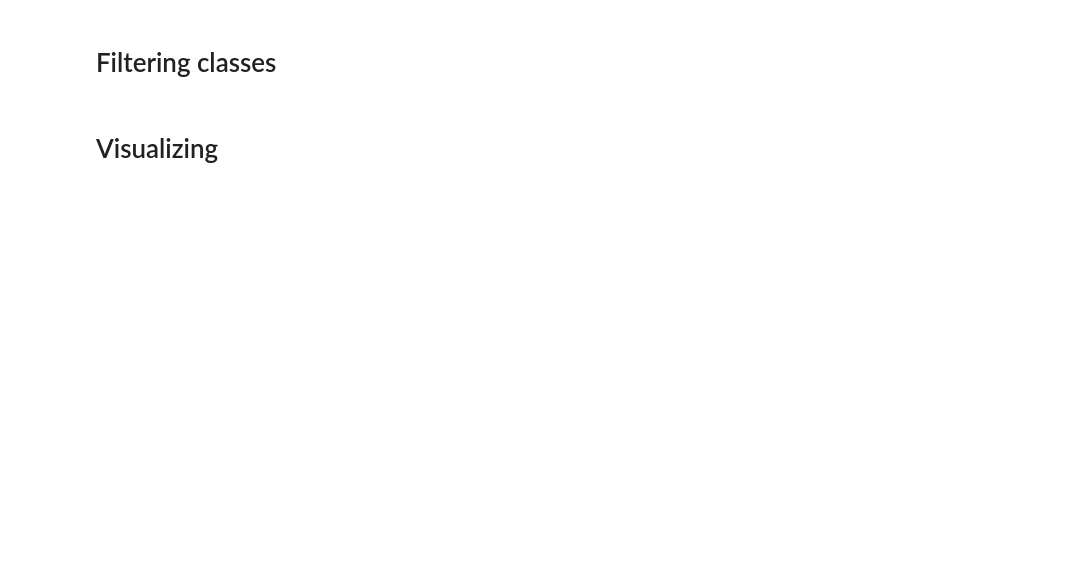
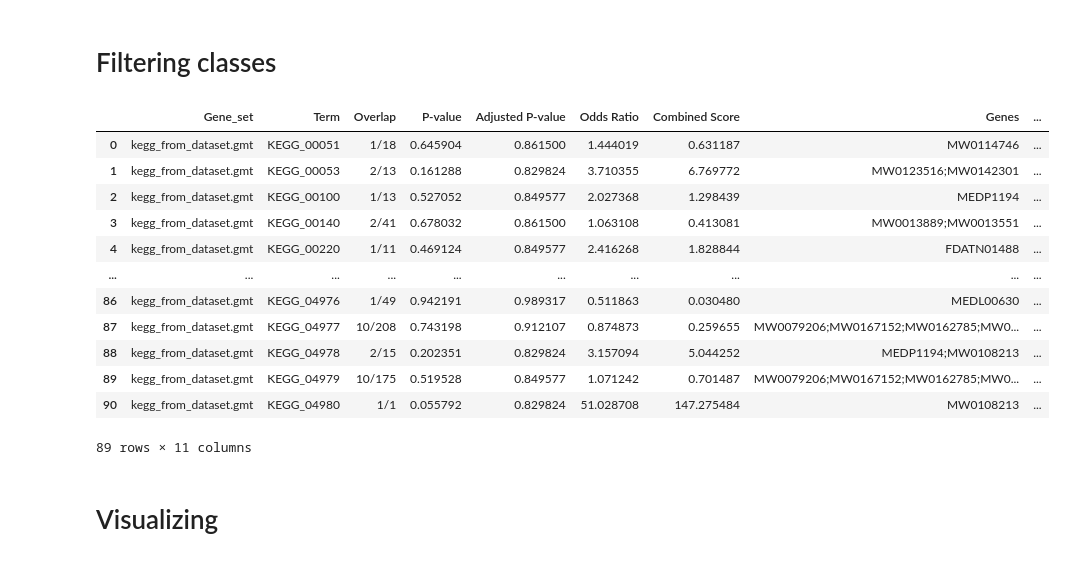
Before and after one commit to Li-Lab-COH/Metabolomics_Analysis, a Jupyter notebook: python/Enrichment_Analysis.ipynb, the cells around one changed output. Drawn from its saved outputs; the diff is of its cells as text; code cells hidden in the pictures; blank space fills up the shorter version.

```diff
--- a/python/Enrichment_Analysis.ipynb
+++ b/python/Enrichment_Analysis.ipynb
@@ -30,3 +37,22 @@ met_df = pd.read_csv(F3)
+# %%
+# B0 D1 D5 F3 F6
+tp = "D1"
+
+if tp == "B0":
+    met_df = pd.read_csv(results_dir / 'limma_intraArm_B0_IF_vs_NIF.csv')
+    day = "Baseline"
+elif tp == "D1":
+    met_df = pd.read_csv(results_dir / 'limma_intraArm_D1_IF_vs_NIF.csv')
+    day = "Day 1"
+elif tp == "D5":
+    met_df = pd.read_csv(results_dir / 'limma_intraArm_D5_IF_vs_NIF.csv')
+    day = "Week 5"
+elif tp == "F3":
+    met_df = pd.read_csv(results_dir / 'limma_intraArm_F3_IF_vs_NIF.csv')
+    day = "Month 3"
+elif tp == "F6":
+    met_df = pd.read_csv(results_dir / 'limma_intraArm_F6_IF_vs_NIF.csv')
+    day = "Month 6"
 # %%
 FEATURE_COL = "Index"        # unique metabolite identifier (or name)
 KEGG_COL    = "kegg_maps"    # strings like "ko04211,ko04218"
@@ -201,0 +170,19 @@ res_any
+# %%
+import gseapy as gp
+from pathlib import Path
+
+gene_list_any = sorted(sig_any[FEATURE_COL].unique())
+background    = sorted(universe[FEATURE_COL].unique())
+
+outdir = ORA_dir / f"gseapy_kegg_ora_any"
+os.makedirs(outdir, exist_ok=True)
+
+enr_any = gp.enrichr(
+    gene_list=gene_list_any,
+    gene_sets=str(gmt_path),   # <— ensure string, not Path
+    format="gmt",              # <— force GMT parsing
+    background=background,
+    outdir=str(outdir),
+    cutoff=1.0,
+    no_plot=True,
+)
@@ -236,2 +241,18 @@ res_met = res_any[res_any["kegg_class"].str.startswith("Metabolism")].copy()
+# %%
+res_met
+# %% [output]
+|  | Gene_set | Term | Overlap | P-value | Adjusted P-value | Odds Ratio | Combined Score | Genes | ... |
+| 0 | kegg_from_dataset.gmt | KEGG_00051 | 1/18 | 0.645904 | 0.861500 | 1.444019 | 0.631187 | MW0114746 | ... |
+| 1 | kegg_from_dataset.gmt | KEGG_00053 | 2/13 | 0.161288 | 0.829824 | 3.710355 | 6.769772 | MW0123516;MW0142301 | ... |
+| 2 | kegg_from_dataset.gmt | KEGG_00100 | 1/13 | 0.527052 | 0.849577 | 2.027368 | 1.298439 | MEDP1194 | ... |
+| 3 | kegg_from_dataset.gmt | KEGG_00140 | 2/41 | 0.678032 | 0.861500 | 1.063108 | 0.413081 | MW0013889;MW0013551 | ... |
+| 4 | kegg_from_dataset.gmt | KEGG_00220 | 1/11 | 0.469124 | 0.849577 | 2.416268 | 1.828844 | FDATN01488 | ... |
+| ... | ... | ... | ... | ... | ... | ... | ... | ... | ... |
+| 86 | kegg_from_dataset.gmt | KEGG_04976 | 1/49 | 0.942191 | 0.989317 | 0.511863 | 0.030480 | MEDL00630 | ... |
+| 87 | kegg_from_dataset.gmt | KEGG_04977 | 10/208 | 0.743198 | 0.912107 | 0.874873 | 0.259655 | MW0079206;MW0167152;MW0162785;MW0... | ... |
+| 88 | kegg_from_dataset.gmt | KEGG_04978 | 2/15 | 0.202351 | 0.829824 | 3.157094 | 5.044252 | MEDP1194;MW0108213 | ... |
+| 89 | kegg_from_dataset.gmt | KEGG_04979 | 10/175 | 0.519528 | 0.849577 | 1.071242 | 0.701487 | MW0079206;MW0167152;MW0162785;MW0... | ... |
+| 90 | kegg_from_dataset.gmt | KEGG_04980 | 1/1 | 0.055792 | 0.829824 | 51.028708 | 147.275484 | MW0108213 | ... |
+89 rows × 11 columns
 # %% [markdown]
 # Visualizing
```
Also changed, not shown: parts of 28 cells of this notebook, 2 other files.
